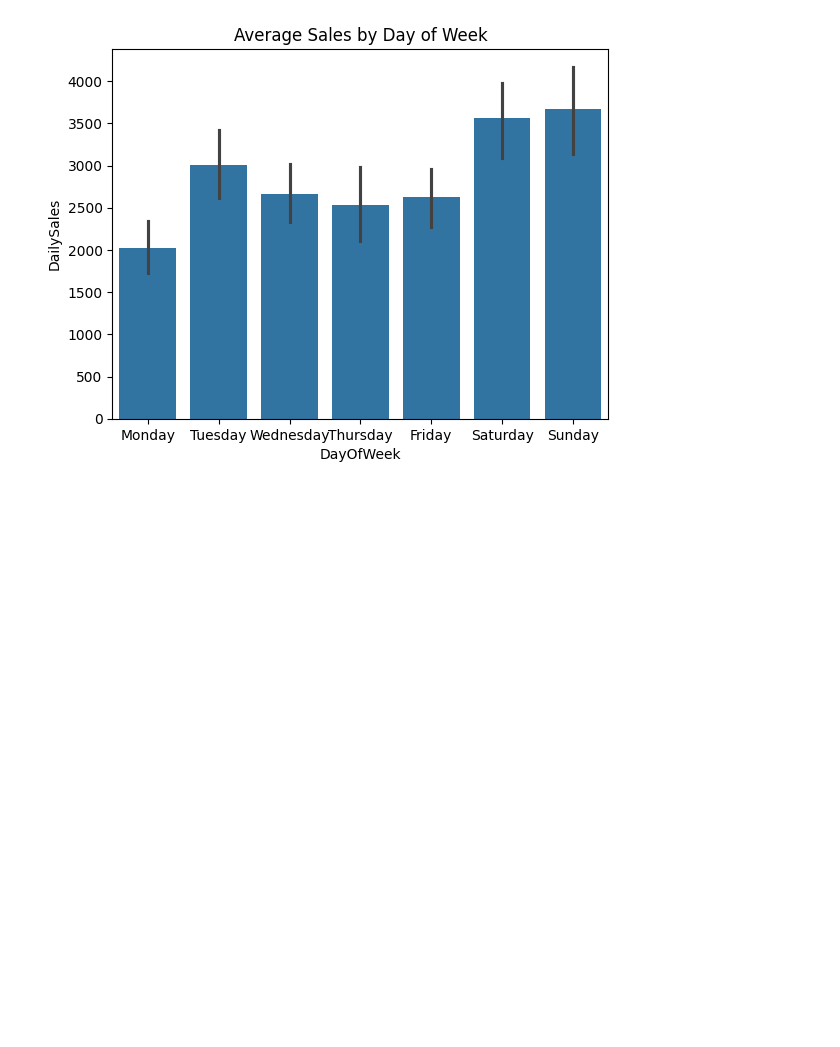
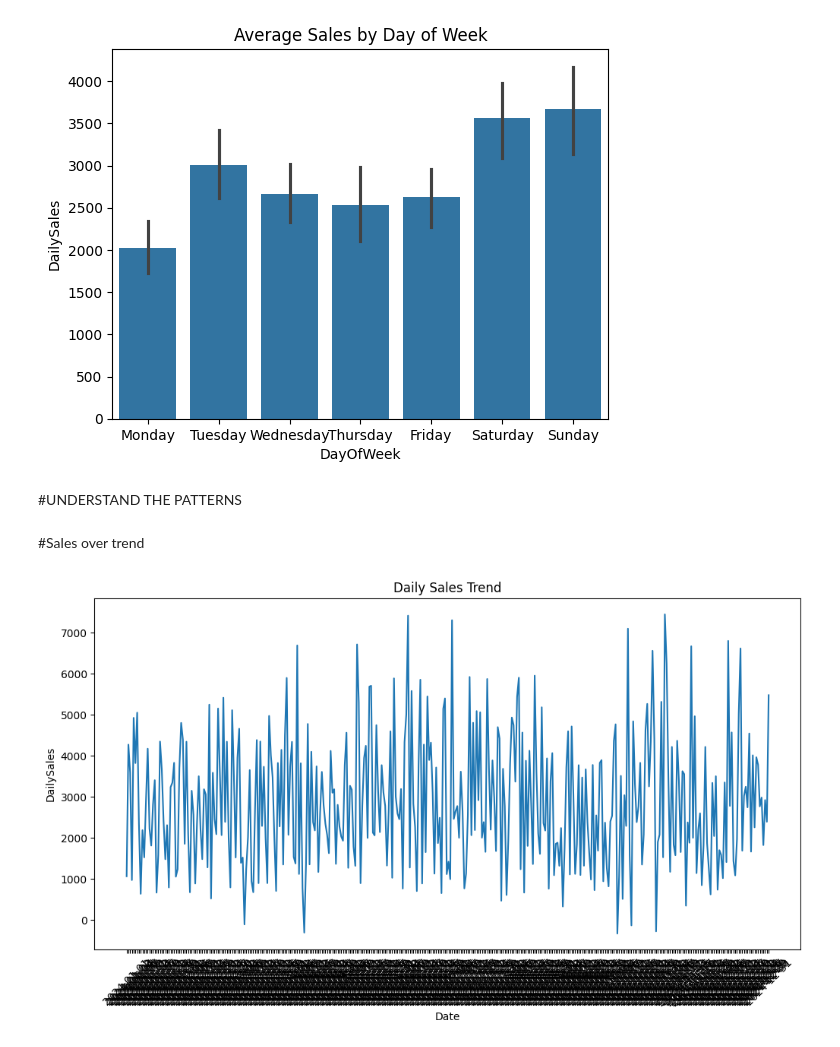
Before and after one commit to Mainabryan/-DropNet-Predicting-University-Dropout-Risk-in-Kenya, a Jupyter notebook: Retail_Sales_machine_leanring_project.ipynb, the cells around one changed output. Saved outputs shown, nothing was run; the diff lists cells and outputs as text; code cells hidden in the pictures; blank space fills up the shorter version.

```diff
--- a/Retail_Sales_machine_leanring_project.ipynb
+++ b/Retail_Sales_machine_leanring_project.ipynb
@@ -118,3 +116,16 @@ plt.show()
 # %% [output]
 [figure]
 [figure]
+# %% [markdown]
+#UNDERSTAND THE PATTERNS
+# %% [markdown]
+#Sales over trend
+# %%
+# Line plot to see overall sales trend
+plt.figure(figsize=(12,6))
+sns.lineplot(x='Date', y='DailySales', data=data)
+plt.title("Daily Sales Trend")
+plt.xticks(rotation=45)
+plt.show()
+# %% [output]
+[figure, added]
```
Also changed, not shown: parts of 17 cells of this notebook.
